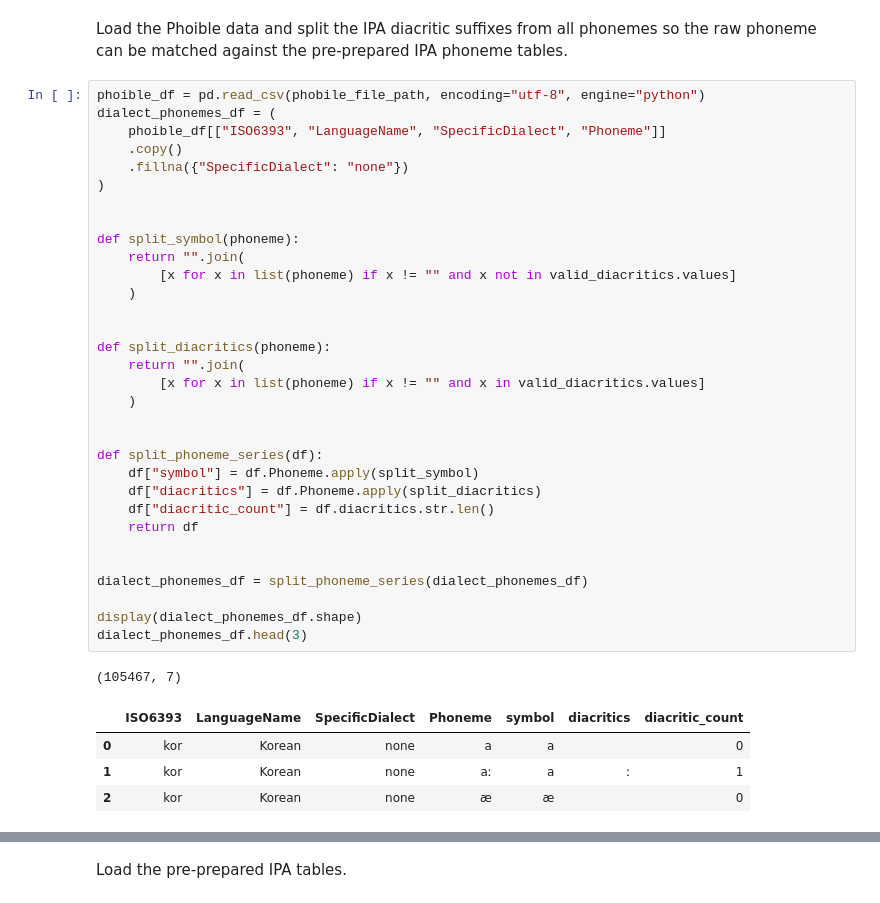
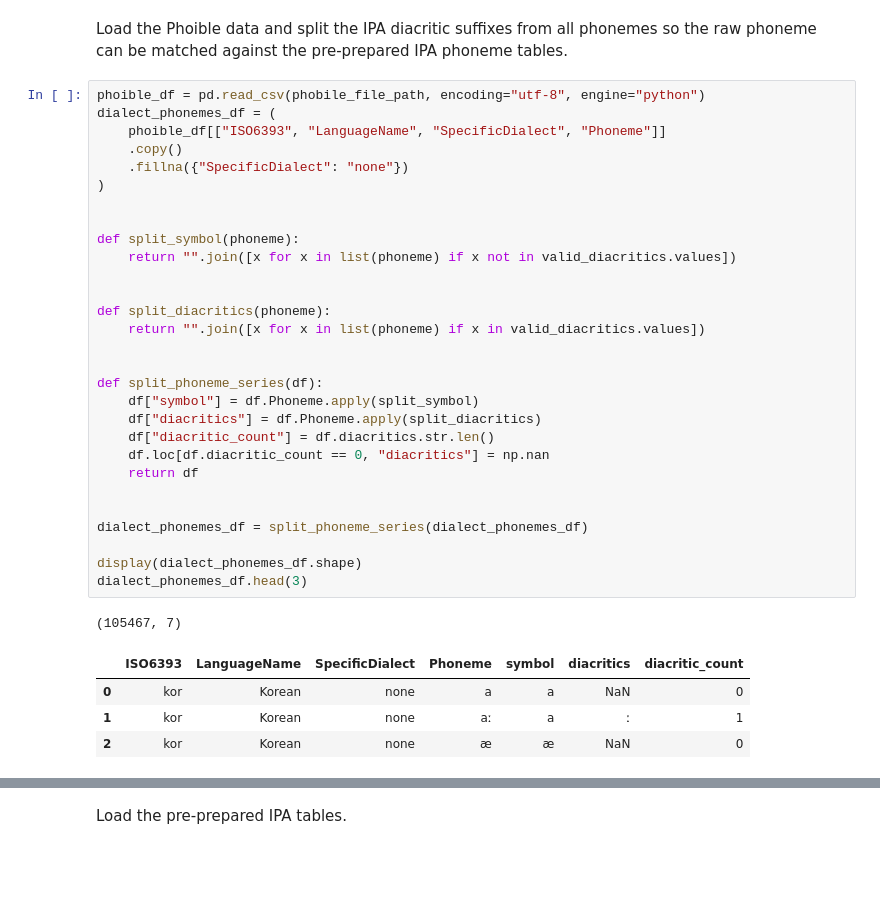
Before and after one commit to Pappa/conlanger, a Jupyter notebook: notebooks/prepare_phoible_data_copy copy.ipynb, the cells around one changed output, grey strips where cells are left out. Cells and saved outputs as stored; diff of their text form; blank space fills up the shorter version.

```diff
--- a/notebooks/prepare_phoible_data_copy copy.ipynb
+++ b/notebooks/prepare_phoible_data_copy copy.ipynb
@@ -45,38 +40,35 @@ Load the Phoible data and split the IPA diacritic suffixes from all phonemes so
 # %%
 phoible_df = pd.read_csv(phobile_file_path, encoding="utf-8", engine="python")
 dialect_phonemes_df = (
     phoible_df[["ISO6393", "LanguageName", "SpecificDialect", "Phoneme"]]
     .copy()
     .fillna({"SpecificDialect": "none"})
 )
 
 
 def split_symbol(phoneme):
-    return "".join(
-        [x for x in list(phoneme) if x != "" and x not in valid_diacritics.values]
-    )
+    return "".join([x for x in list(phoneme) if x not in valid_diacritics.values])
 
 
 def split_diacritics(phoneme):
-    return "".join(
-        [x for x in list(phoneme) if x != "" and x in valid_diacritics.values]
-    )
+    return "".join([x for x in list(phoneme) if x in valid_diacritics.values])
 
 
 def split_phoneme_series(df):
     df["symbol"] = df.Phoneme.apply(split_symbol)
     df["diacritics"] = df.Phoneme.apply(split_diacritics)
     df["diacritic_count"] = df.diacritics.str.len()
+    df.loc[df.diacritic_count == 0, "diacritics"] = np.nan
     return df
 
 
 dialect_phonemes_df = split_phoneme_series(dialect_phonemes_df)
 
 display(dialect_phonemes_df.shape)
 dialect_phonemes_df.head(3)
 # %% [output]
 (105467, 7)
 |  | ISO6393 | LanguageName | SpecificDialect | Phoneme | symbol | diacritics | diacritic_count |
-| 0 | kor | Korean | none | a | a |  | 0 |
+| 0 | kor | Korean | none | a | a | NaN | 0 |
 | 1 | kor | Korean | none | aː | a | ː | 1 |
-| 2 | kor | Korean | none | æ | æ |  | 0 |
+| 2 | kor | Korean | none | æ | æ | NaN | 0 |
```
Also changed, not shown: parts of 9 cells of this notebook.
